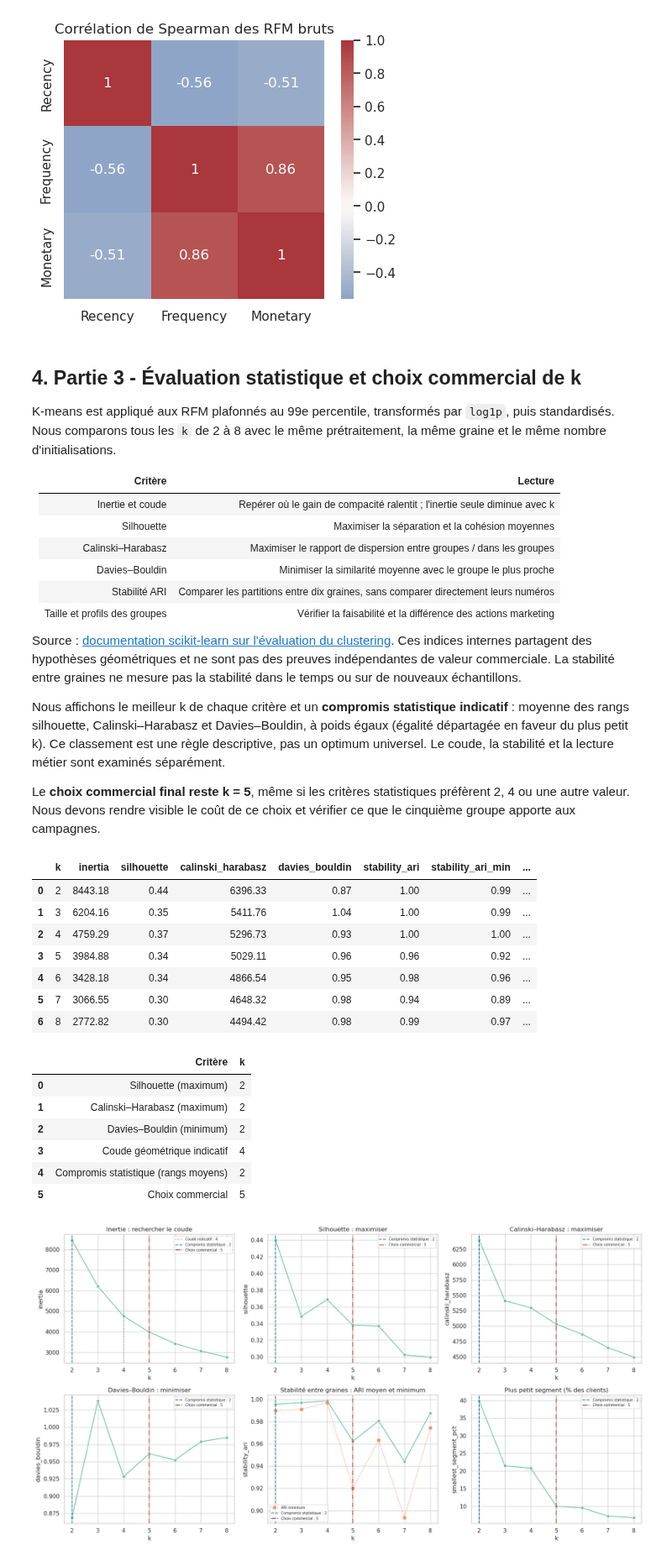
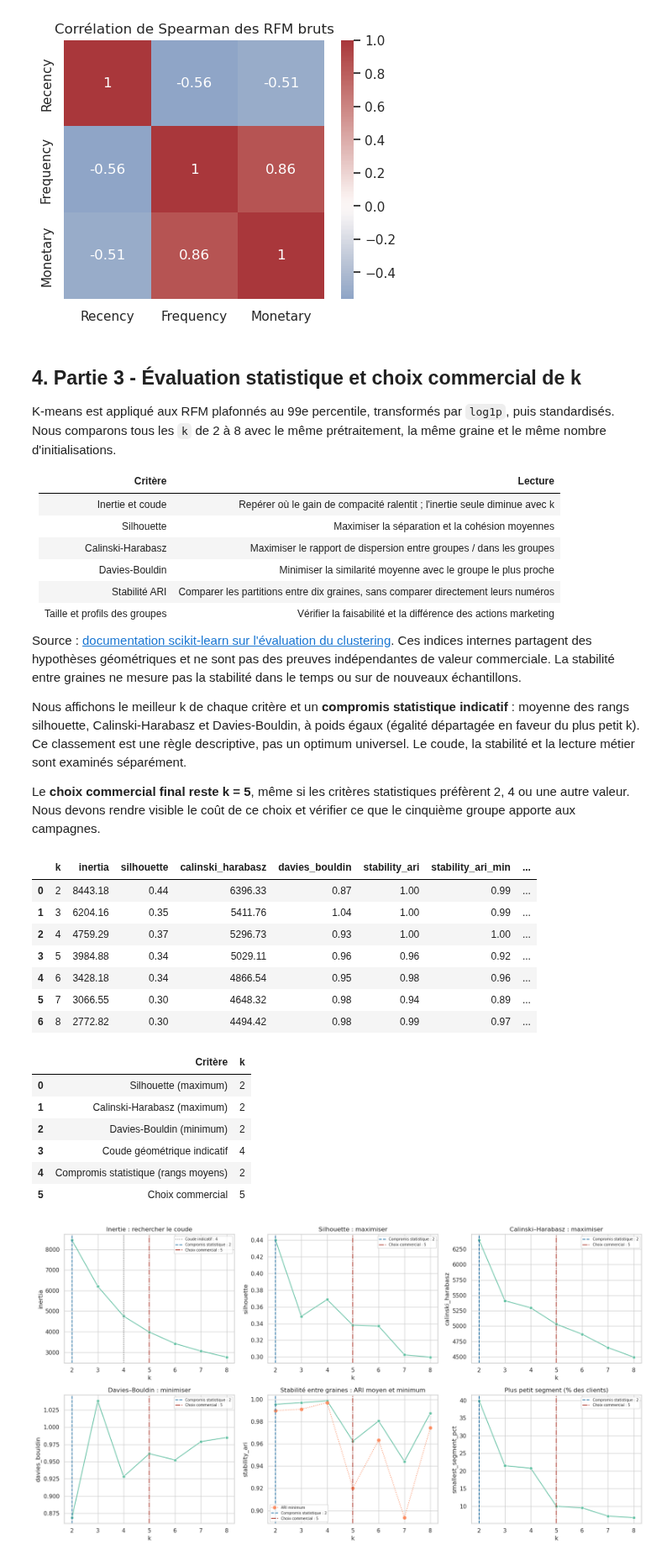
Before and after one commit to Mounix756/rfm-customer-segmentation-platform, a Jupyter notebook: ml/index.ipynb, the cells around one changed output. Shown at 84% size. Cells and saved outputs as stored; diff of their text form; code cells hidden in the pictures.

```diff
--- a/ml/index.ipynb
+++ b/ml/index.ipynb
@@ -334,8 +334,8 @@ prétraitement, la même graine et le même nombre d'initialisations.
 | --- | --- |
 | Inertie et coude | Repérer où le gain de compacité ralentit ; l'inertie seule diminue avec k |
 | Silhouette | Maximiser la séparation et la cohésion moyennes |
-| Calinski–Harabasz | Maximiser le rapport de dispersion entre groupes / dans les groupes |
-| Davies–Bouldin | Minimiser la similarité moyenne avec le groupe le plus proche |
+| Calinski-Harabasz | Maximiser le rapport de dispersion entre groupes / dans les groupes |
+| Davies-Bouldin | Minimiser la similarité moyenne avec le groupe le plus proche |
 | Stabilité ARI | Comparer les partitions entre dix graines, sans comparer directement leurs numéros |
 | Taille et profils des groupes | Vérifier la faisabilité et la différence des actions marketing |
 
@@ -345,7 +345,7 @@ preuves indépendantes de valeur commerciale. La stabilité entre graines ne
 mesure pas la stabilité dans le temps ou sur de nouveaux échantillons.
 
 Nous affichons le meilleur k de chaque critère et un **compromis statistique
-indicatif** : moyenne des rangs silhouette, Calinski–Harabasz et Davies–Bouldin,
+indicatif** : moyenne des rangs silhouette, Calinski-Harabasz et Davies-Bouldin,
 à poids égaux (égalité départagée en faveur du plus petit k). Ce classement
 est une règle descriptive, pas un optimum universel. Le coude, la stabilité
 et la lecture métier sont examinés séparément.
@@ -407,37 +407,37 @@ ELBOW_K = int(k_eval.loc[k_eval["elbow_distance"].idxmax(), "k"])
 
 rank_columns = []
 for metric, ascending in [("silhouette", False), ("calinski_harabasz", False), ("davies_bouldin", True)]:
     rank_col = f"rank_{metric}"
     k_eval[rank_col] = k_eval[metric].rank(ascending=ascending, method="average")
     rank_columns.append(rank_col)
 k_eval["mean_metric_rank"] = k_eval[rank_columns].mean(axis=1)
 STATISTICAL_K = int(k_eval.sort_values(["mean_metric_rank", "k"]).iloc[0]["k"])
 
 metric_choices = pd.DataFrame([
     {"Critère": "Silhouette (maximum)", "k": int(k_eval.loc[k_eval["silhouette"].idxmax(), "k"])},
-    {"Critère": "Calinski–Harabasz (maximum)", "k": int(k_eval.loc[k_eval["calinski_harabasz"].idxmax(), "k"])},
-    {"Critère": "Davies–Bouldin (minimum)", "k": int(k_eval.loc[k_eval["davies_bouldin"].idxmin(), "k"])},
+    {"Critère": "Calinski-Harabasz (maximum)", "k": int(k_eval.loc[k_eval["calinski_harabasz"].idxmax(), "k"])},
+    {"Critère": "Davies-Bouldin (minimum)", "k": int(k_eval.loc[k_eval["davies_bouldin"].idxmin(), "k"])},
     {"Critère": "Coude géométrique indicatif", "k": ELBOW_K},
     {"Critère": "Compromis statistique (rangs moyens)", "k": STATISTICAL_K},
     {"Critère": "Choix commercial", "k": FINAL_K},
 ])
 display(k_eval)
 display(metric_choices)
 k_eval.to_csv(OUTPUT_DIR / "evaluation_k.csv", index=False)
 metric_choices.to_csv(OUTPUT_DIR / "choix_k.csv", index=False)
 # %% [output]
 |  | k | inertia | silhouette | calinski_harabasz | davies_bouldin | stability_ari | stability_ari_min | ... |
 | 0 | 2 | 8443.18 | 0.44 | 6396.33 | 0.87 | 1.00 | 0.99 | ... |
 | 1 | 3 | 6204.16 | 0.35 | 5411.76 | 1.04 | 1.00 | 0.99 | ... |
 | 2 | 4 | 4759.29 | 0.37 | 5296.73 | 0.93 | 1.00 | 1.00 | ... |
 | 3 | 5 | 3984.88 | 0.34 | 5029.11 | 0.96 | 0.96 | 0.92 | ... |
 | 4 | 6 | 3428.18 | 0.34 | 4866.54 | 0.95 | 0.98 | 0.96 | ... |
 | 5 | 7 | 3066.55 | 0.30 | 4648.32 | 0.98 | 0.94 | 0.89 | ... |
 | 6 | 8 | 2772.82 | 0.30 | 4494.42 | 0.98 | 0.99 | 0.97 | ... |
 |  | Critère | k |
 | 0 | Silhouette (maximum) | 2 |
-| 1 | Calinski–Harabasz (maximum) | 2 |
-| 2 | Davies–Bouldin (minimum) | 2 |
+| 1 | Calinski-Harabasz (maximum) | 2 |
+| 2 | Davies-Bouldin (minimum) | 2 |
 | 3 | Coude géométrique indicatif | 4 |
 | 4 | Compromis statistique (rangs moyens) | 2 |
 | 5 | Choix commercial | 5 |
```
Also changed, not shown: parts of 2 cells of this notebook, 2 other files.
